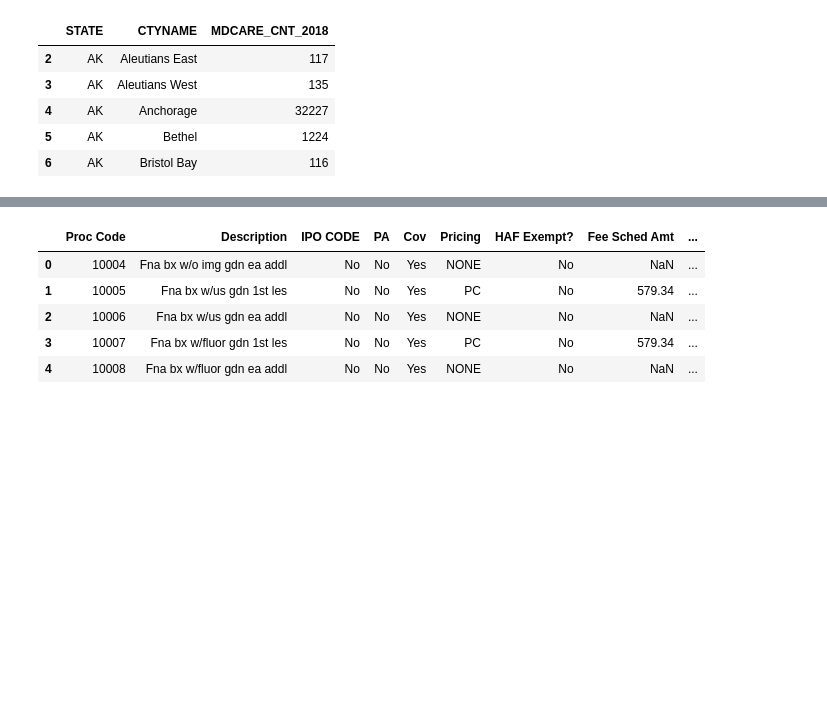
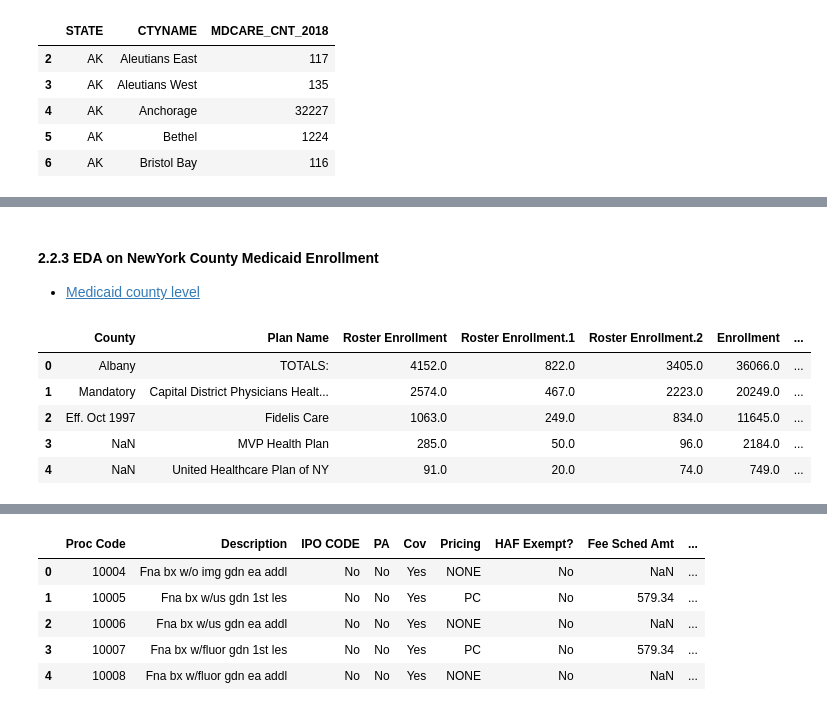
Before and after one commit to dev-hyang/data_analysis_medicaid, a Jupyter notebook: health_insurance_data_analysis.ipynb, the cells around one changed output, grey strips where cells are left out. Drawn from its saved outputs; the diff is of its cells as text; code cells hidden in the pictures; blank space fills up the shorter version.

```diff
--- a/health_insurance_data_analysis.ipynb
+++ b/health_insurance_data_analysis.ipynb
@@ -346,0 +426,12 @@ df_POPMM_2018Bs.sort_values(by="MDCAID_RATE_2018BS")
+# %% [markdown]
+#### 2.2.3 EDA on NewYork County Medicaid Enrollment
+- [Medicaid county level](https://www.in.gov/fssa/ompp/4881.htm)
+# %%
+df_NY_mdcaid_2018Bc.head()
+# %% [output]
+|  | County | Plan Name | Roster Enrollment | Roster Enrollment.1 | Roster Enrollment.2 | Enrollment | ... |
+| 0 | Albany | TOTALS: | 4152.0 | 822.0 | 3405.0 | 36066.0 | ... |
+| 1 | Mandatory | Capital District Physicians Healt... | 2574.0 | 467.0 | 2223.0 | 20249.0 | ... |
+| 2 | Eff. Oct 1997 | Fidelis Care | 1063.0 | 249.0 | 834.0 | 11645.0 | ... |
+| 3 | NaN | MVP Health Plan | 285.0 | 50.0 | 96.0 | 2184.0 | ... |
+| 4 | NaN | United Healthcare Plan of NY | 91.0 | 20.0 | 74.0 | 749.0 | ... |
```
Also changed, not shown: parts of 120 cells of this notebook.
